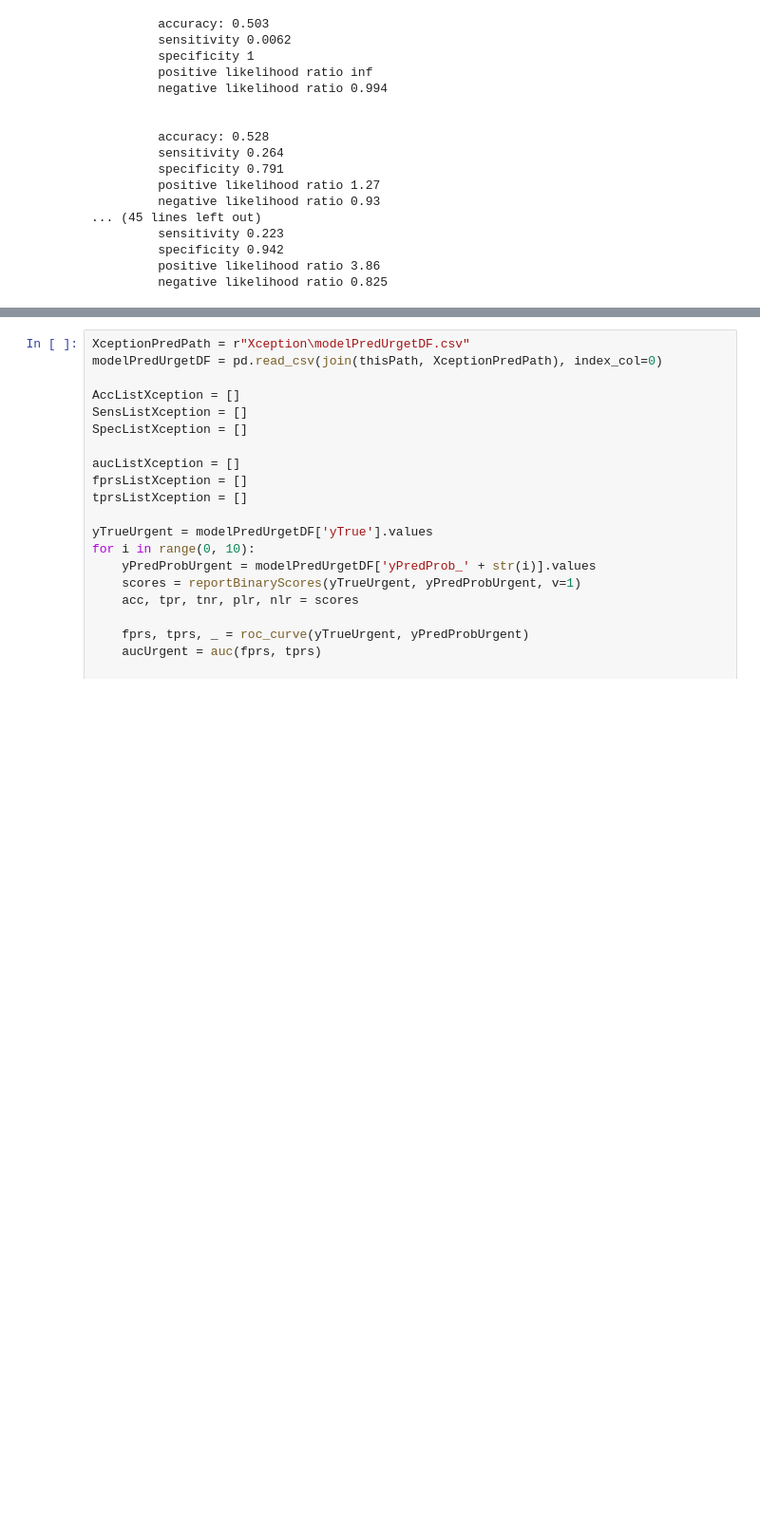
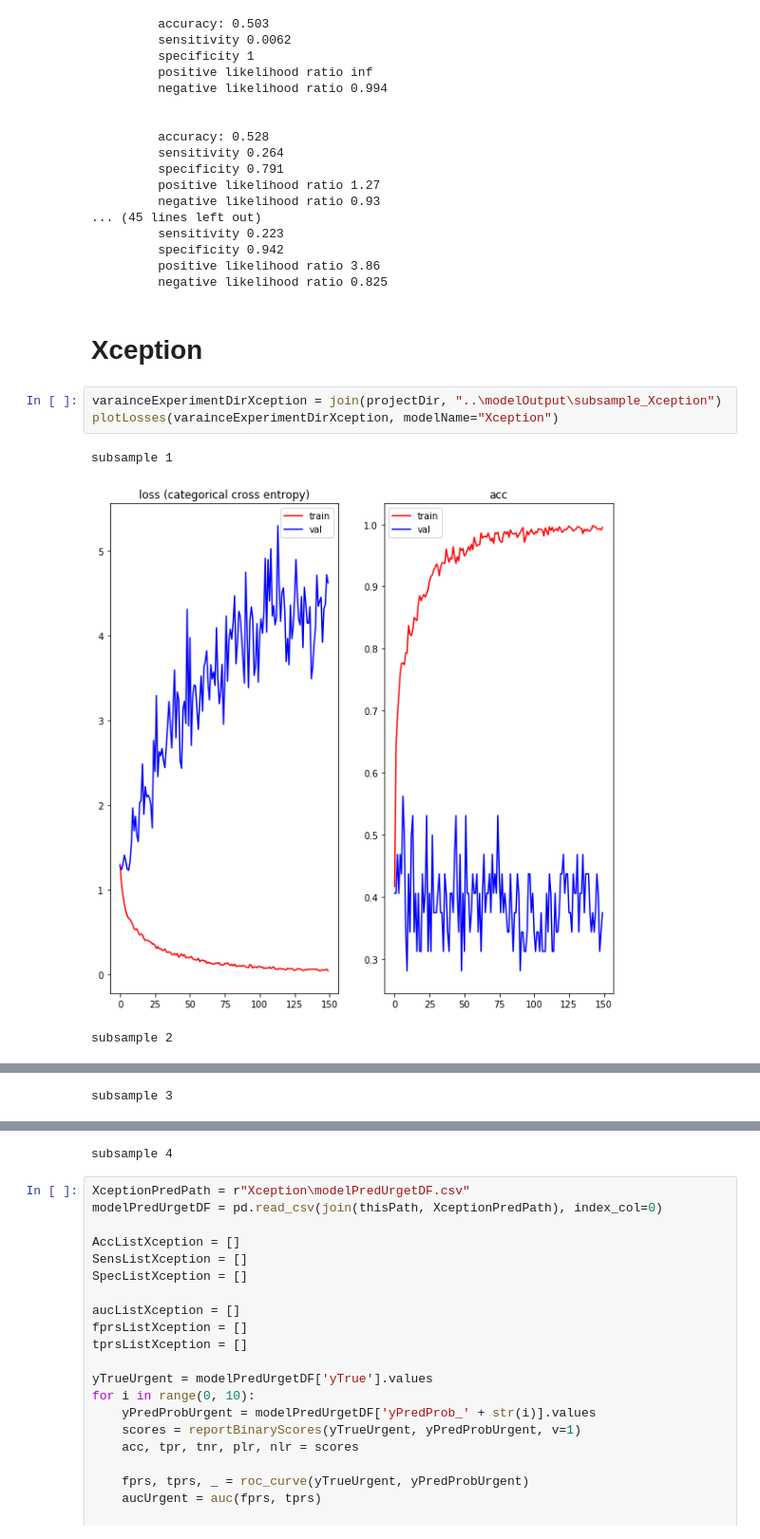
Before and after one commit to amourav/OCT-Image-Classification, a Jupyter notebook: Evaluation/modelVariance/model variance.ipynb, the cells around one changed output, grey strips where cells are left out. Shown at 95% size. Cells and saved outputs as stored; diff of their text form; blank space fills up the shorter version.

```diff
--- a/Evaluation/modelVariance/model variance.ipynb
+++ b/Evaluation/modelVariance/model variance.ipynb
@@ -422,3 +460,12 @@ for i in range(0, 10):
          specificity 0.942
          positive likelihood ratio 3.86
          negative likelihood ratio 0.825
+# %% [markdown]
+# Xception
+# %%
+varainceExperimentDirXception = join(projectDir, "..\modelOutput\subsample_Xception")
+plotLosses(varainceExperimentDirXception, modelName="Xception")
+# %% [output]
+subsample 1
+[figure, added]
+subsample 2
@@ -424,0 +473 @@ for i in range(0, 10):
+subsample 3
@@ -425,3 +475,4 @@ for i in range(0, 10):
+subsample 4
 # %%
 XceptionPredPath = r"Xception\modelPredUrgetDF.csv"
 modelPredUrgetDF = pd.read_csv(join(thisPath, XceptionPredPath), index_col=0)
```
Also changed, not shown: parts of 8 cells of this notebook, 2 other files.
